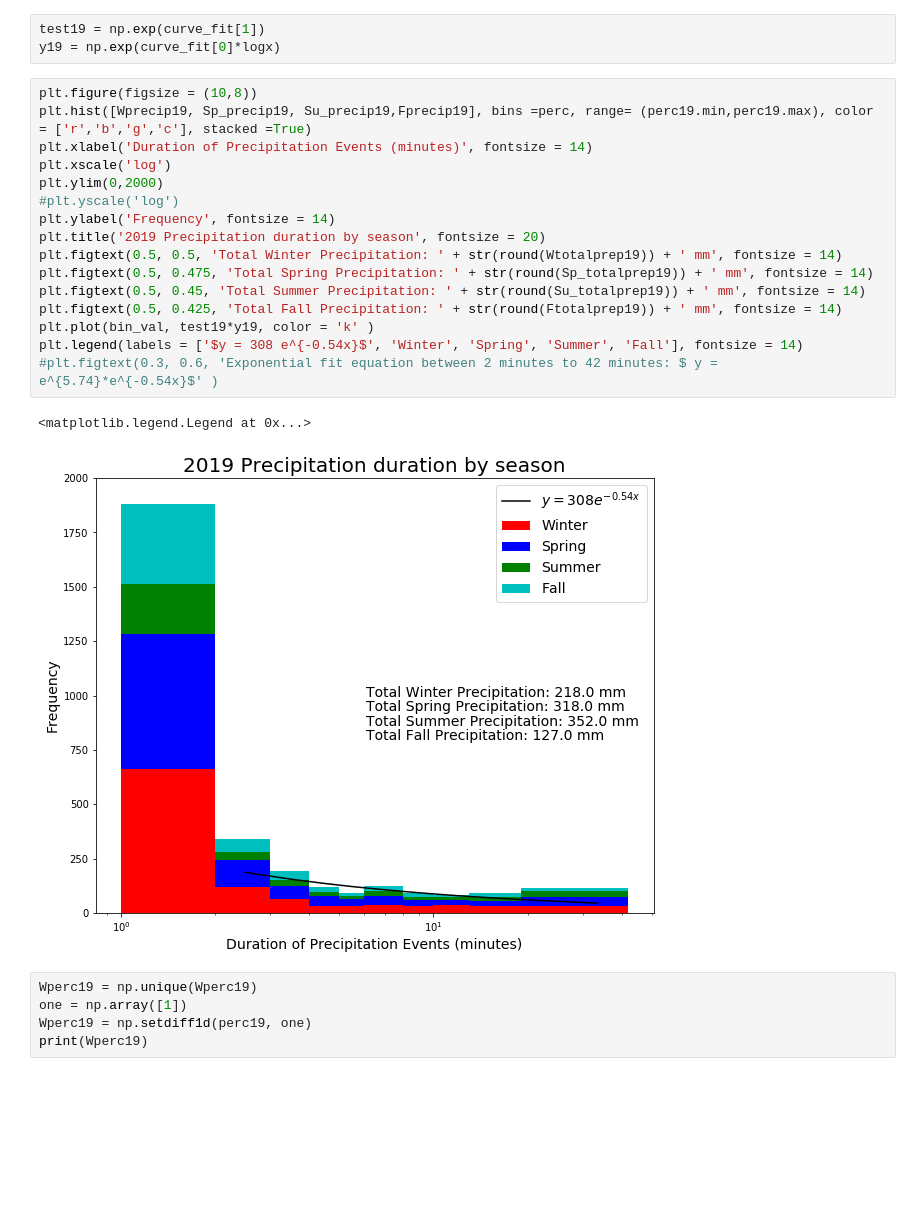
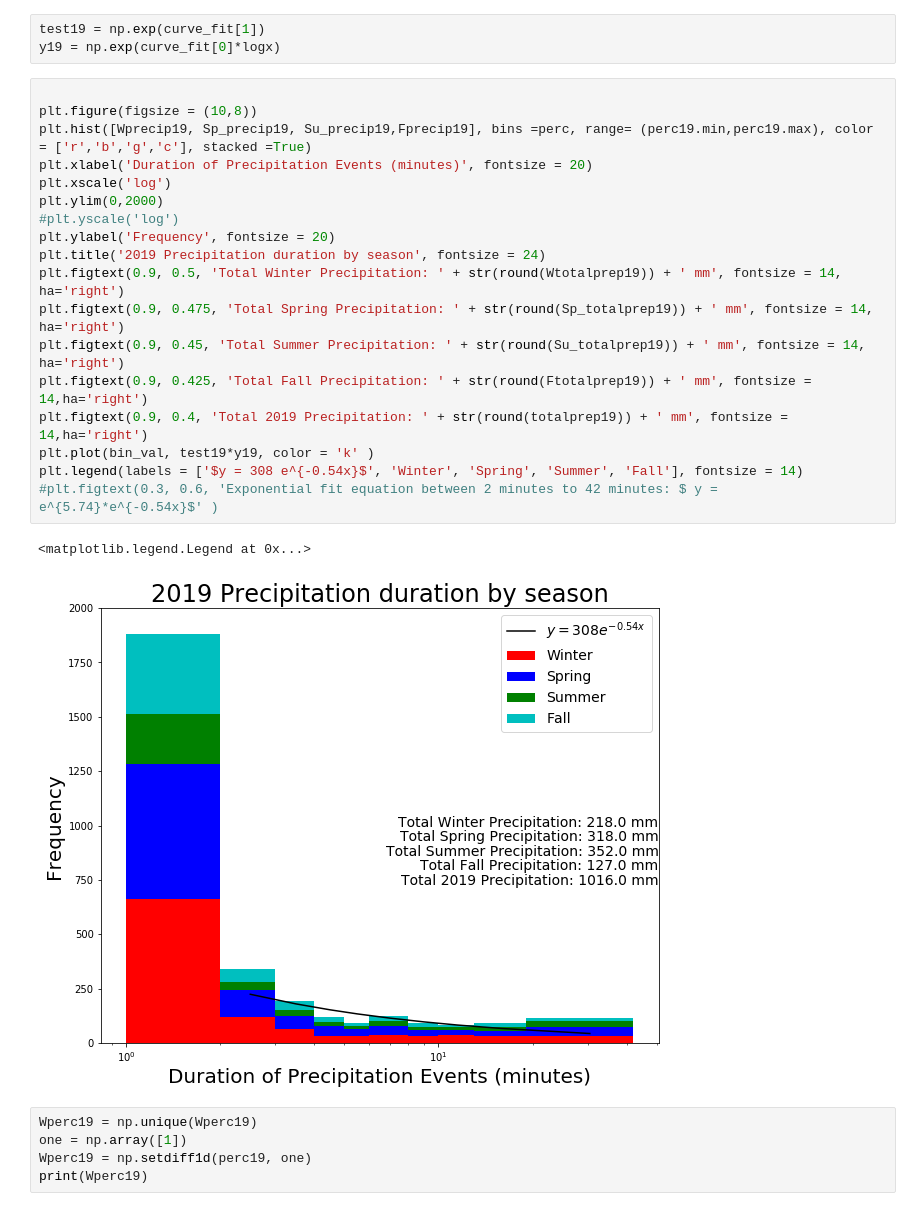
Before and after one commit to zhangt3-e/senior_thesis, a Jupyter notebook: Code/exponentials.ipynb, the cells around one changed output. Cells and saved outputs as stored; diff of their text form; blank space fills up the shorter version.

Commit message:
small edits to figures

```diff
--- a/Code/exponentials.ipynb
+++ b/Code/exponentials.ipynb
@@ -436,24 +440,26 @@ print(curve_fit)
 test19 = np.exp(curve_fit[1])
 y19 = np.exp(curve_fit[0]*logx)
 # %%
+
 plt.figure(figsize = (10,8))
 plt.hist([Wprecip19, Sp_precip19, Su_precip19,Fprecip19], bins =perc, range= (perc19.min,perc19.max), color = ['r','b','g','c'], stacked =True)
-plt.xlabel('Duration of Precipitation Events (minutes)', fontsize = 14)
+plt.xlabel('Duration of Precipitation Events (minutes)', fontsize = 20)
 plt.xscale('log')
 plt.ylim(0,2000)
 #plt.yscale('log')
-plt.ylabel('Frequency', fontsize = 14)
-plt.title('2019 Precipitation duration by season', fontsize = 20)
-plt.figtext(0.5, 0.5, 'Total Winter Precipitation: ' + str(round(Wtotalprep19)) + ' mm', fontsize = 14)
-plt.figtext(0.5, 0.475, 'Total Spring Precipitation: ' + str(round(Sp_totalprep19)) + ' mm', fontsize = 14)
-plt.figtext(0.5, 0.45, 'Total Summer Precipitation: ' + str(round(Su_totalprep19)) + ' mm', fontsize = 14)
-plt.figtext(0.5, 0.425, 'Total Fall Precipitation: ' + str(round(Ftotalprep19)) + ' mm', fontsize = 14)
+plt.ylabel('Frequency', fontsize = 20)
+plt.title('2019 Precipitation duration by season', fontsize = 24)
+plt.figtext(0.9, 0.5, 'Total Winter Precipitation: ' + str(round(Wtotalprep19)) + ' mm', fontsize = 14, ha='right')
+plt.figtext(0.9, 0.475, 'Total Spring Precipitation: ' + str(round(Sp_totalprep19)) + ' mm', fontsize = 14, ha='right')
+plt.figtext(0.9, 0.45, 'Total Summer Precipitation: ' + str(round(Su_totalprep19)) + ' mm', fontsize = 14, ha='right')
+plt.figtext(0.9, 0.425, 'Total Fall Precipitation: ' + str(round(Ftotalprep19)) + ' mm', fontsize = 14,ha='right')
+plt.figtext(0.9, 0.4, 'Total 2019 Precipitation: ' + str(round(totalprep19)) + ' mm', fontsize = 14,ha='right')
 plt.plot(bin_val, test19*y19, color = 'k' )
 plt.legend(labels = ['$y = 308 e^{-0.54x}$', 'Winter', 'Spring', 'Summer', 'Fall'], fontsize = 14)
 #plt.figtext(0.3, 0.6, 'Exponential fit equation between 2 minutes to 42 minutes: $ y = e^{5.74}*e^{-0.54x}$' )
 # %% [output]
 <matplotlib.legend.Legend at 0x...>
-[figure, old version]
+[figure, new version]
 # %%
 Wperc19 = np.unique(Wperc19)
 one = np.array([1])
```
Also changed, not shown: parts of 3 cells of this notebook, 5 other files.
